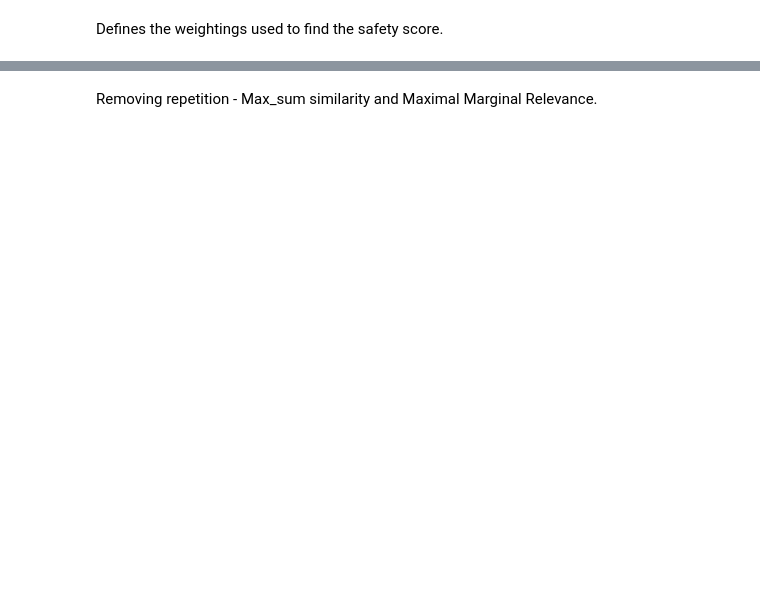
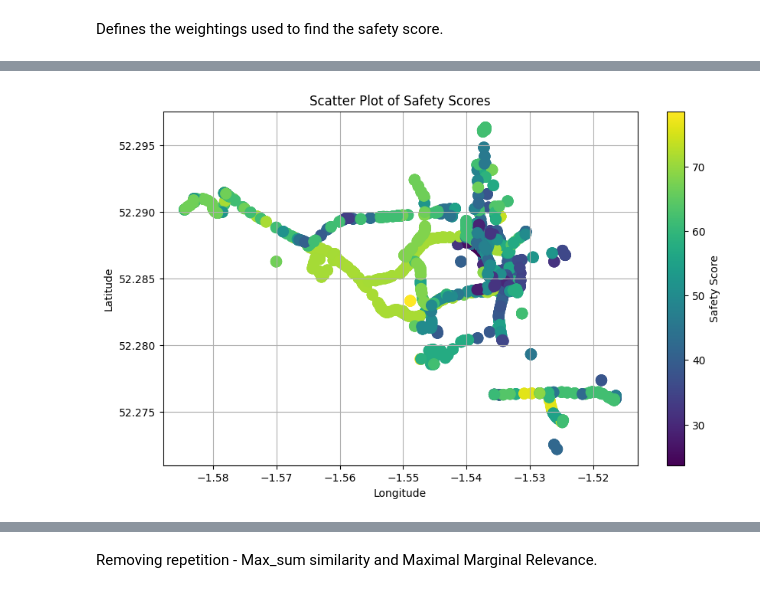
Before and after one commit to loisperryman02/proutectapp, a Jupyter notebook: mobile-application/python-files/keyword_extraction.ipynb, the cells around one changed output, grey strips where cells are left out. Drawn from its saved outputs; the diff is of its cells as text; code cells hidden in the pictures; blank space fills up the shorter version.

Commit message:
Have added new safety scores from new data.

```diff
--- a/mobile-application/python-files/keyword_extraction.ipynb
+++ b/mobile-application/python-files/keyword_extraction.ipynb
@@ -423,2 +441,18 @@ def get_safety_scores(coords, max_crime, num_crime, space_rating, emergency_rati
     joined_df = pd.concat([existing_df, safety_df], ignore_index=True)
     joined_df.to_csv(output_file, index=False)
+# %%
+output_file = "C:\\Users\\User\\Documents\\GitHub\\proutectapp\\csv-json-files\\training_set_after.csv"
+
+output_df = get_safety_scores(data_2021, len(crime_data_2021), combined_df, normalized_weights,
+                  top_safe_words, top_unsafe_words, 2021, output_file, output_file)
+
+output_df2 = get_safety_scores(data_2022, len(crime_data_2022), combined_df, normalized_weights,
+                  top_safe_words, top_unsafe_words, 2022, output_file, output_file)
+
+
+get_safety_scores(data_2023, len(crime_data_2023), combined_df, normalized_weights,
+                  top_safe_words, top_unsafe_words, 2023, output_file, output_file)
+
+output = pd.read_csv(output_file)
+
+output
@@ -424,0 +473,17 @@ def get_safety_scores(coords, max_crime, num_crime, space_rating, emergency_rati
+# %%
+import matplotlib.pyplot as plt
+
+# Example DataFrame
+df = pd.read_csv(output_file)
+plt.figure(figsize=(10, 6))
+
+# Scatter plot for safety scores
+plt.scatter(df['Longitude'], df['Latitude'], c=df['Safety Score'], cmap='viridis', s=100)  # s is size
+plt.colorbar(label='Safety Score')
+plt.xlabel('Longitude')
+plt.ylabel('Latitude')
+plt.title('Scatter Plot of Safety Scores')
+plt.grid(True)
+plt.show()
+# %% [output]
+[figure, added]
```
Also changed, not shown: parts of 16 cells of this notebook, 16 other files.
